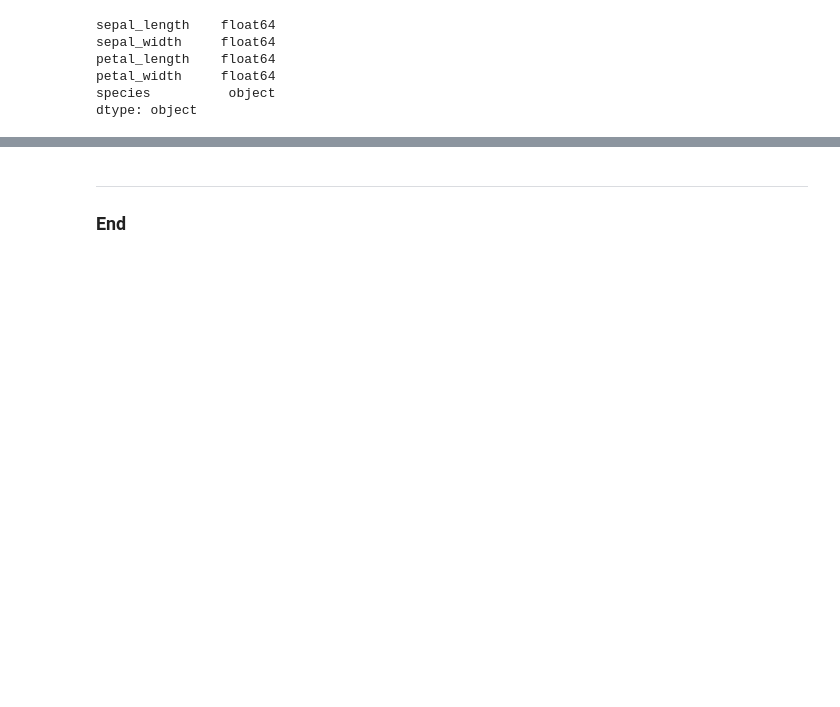
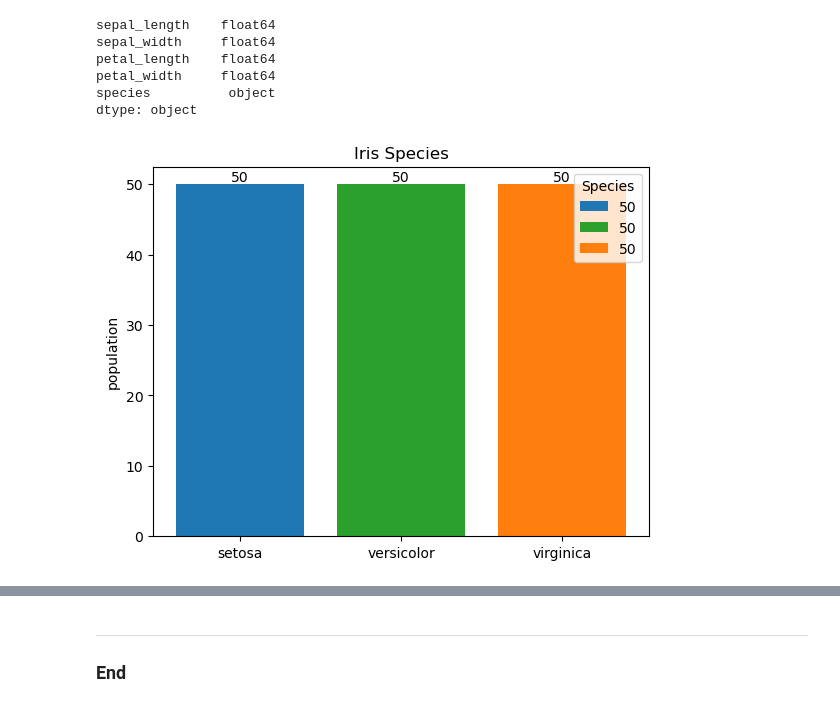
Before and after one commit to nataliia-dragunova/pands-project, a Jupyter notebook: iris.ipynb, the cells around one changed output, grey strips where cells are left out. Saved outputs shown, nothing was run; the diff lists cells and outputs as text; code cells hidden in the pictures; blank space fills up the shorter version.

Commit message:
some plots

```diff
--- a/iris.ipynb
+++ b/iris.ipynb
@@ -13,6 +13,6 @@ import matplotlib.pyplot as plt
 import seaborn as sns
 # %%
 # Load the iris dataset from URL
-df = pd.read_csv("https://raw.githubusercontent.com/mwaskom/seaborn-data/master/iris.csv")
+iris_df = pd.read_csv("https://raw.githubusercontent.com/mwaskom/seaborn-data/master/iris.csv")
 # %%
 # data set
@@ -88,3 +88,28 @@ petal_length    float64
 petal_width     float64
 species          object
 dtype: object
+# %%
+# Using a nominal categorical variable 'species' for creating a Bar chart 'Iris'
+
+fig, ax = plt.subplots()
+
+species = ['setosa','versicolor','virginica']
+counts = iris_df['species'].value_counts()
+bar_labels = ['50','50','50']
+bar_colors = ['tab:blue', 'tab:green', 'tab:orange']
+
+bars = ax.bar(species, counts, label=bar_labels, color=bar_colors)
+
+# Add text annotations to each bar
+for i, bar in enumerate(bars):
+    height = bar.get_height()
+    ax.text(bar.get_x() + bar.get_width() / 2., height, bar_labels[i],
+            ha='center', va='bottom')
+
+ax.set_ylabel('population')
+ax.set_title('Iris Species')
+ax.legend(title='Species')
+
+plt.show()
+# %% [output]
+[figure, added]
```
Also changed, not shown: parts of 8 cells of this notebook, 1 other file.
